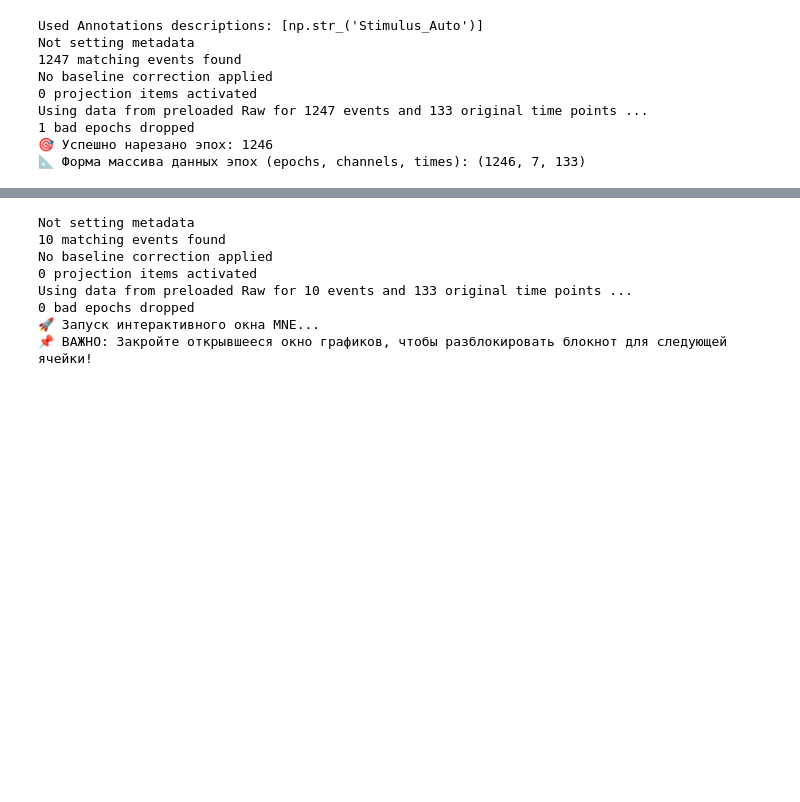
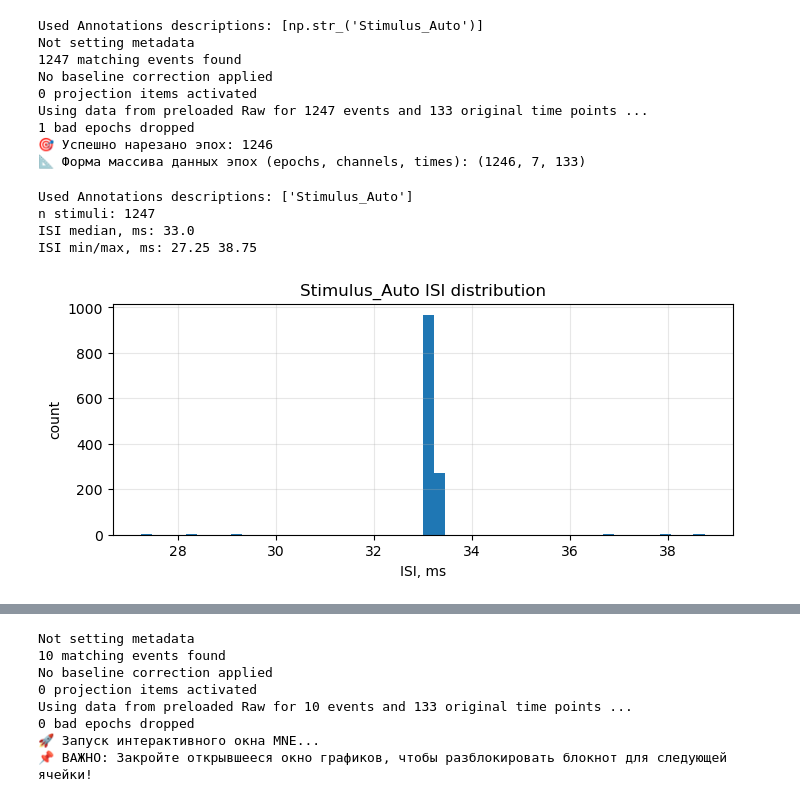
Before and after one commit to violaxanthin/emg-lr-segmentation, a Jupyter notebook: notebooks/emg_lr_segmentation.ipynb, the cells around one changed output, grey strips where cells are left out. Drawn from its saved outputs; the diff is of its cells as text; code cells hidden in the pictures; blank space fills up the shorter version.

Commit message:
Auto-detect stimuli  from Stim channel

```diff
--- a/notebooks/emg_lr_segmentation.ipynb
+++ b/notebooks/emg_lr_segmentation.ipynb
@@ -206,3 +210,28 @@ Using data from preloaded Raw for 1247 events and 133 original time points ...
 1 bad epochs dropped
 🎯 Успешно нарезано эпох: 1246
 📐 Форма массива данных эпох (epochs, channels, times): (1246, 7, 133)
+# %%
+events_auto, event_id_auto = mne.events_from_annotations(raw, regexp="Stimulus_Auto")
+
+stim_id_auto = event_id_auto["Stimulus_Auto"]
+stim_samples_auto = events_auto[events_auto[:, 2] == stim_id_auto][:, 0]
+
+isi_ms = np.diff(stim_samples_auto) / raw.info["sfreq"] * 1000
+
+print("n stimuli:", len(stim_samples_auto))
+print("ISI median, ms:", np.median(isi_ms))
+print("ISI min/max, ms:", np.min(isi_ms), np.max(isi_ms))
+
+plt.figure(figsize=(8, 3))
+plt.hist(isi_ms, bins=50)
+plt.xlabel("ISI, ms")
+plt.ylabel("count")
+plt.title("Stimulus_Auto ISI distribution")
+plt.grid(True, alpha=0.3)
+plt.show()
+# %% [output]
+Used Annotations descriptions: ['Stimulus_Auto']
+n stimuli: 1247
+ISI median, ms: 33.0
+ISI min/max, ms: 27.25 38.75
+[figure, added]
```
Also changed, not shown: parts of 4 cells of this notebook.
